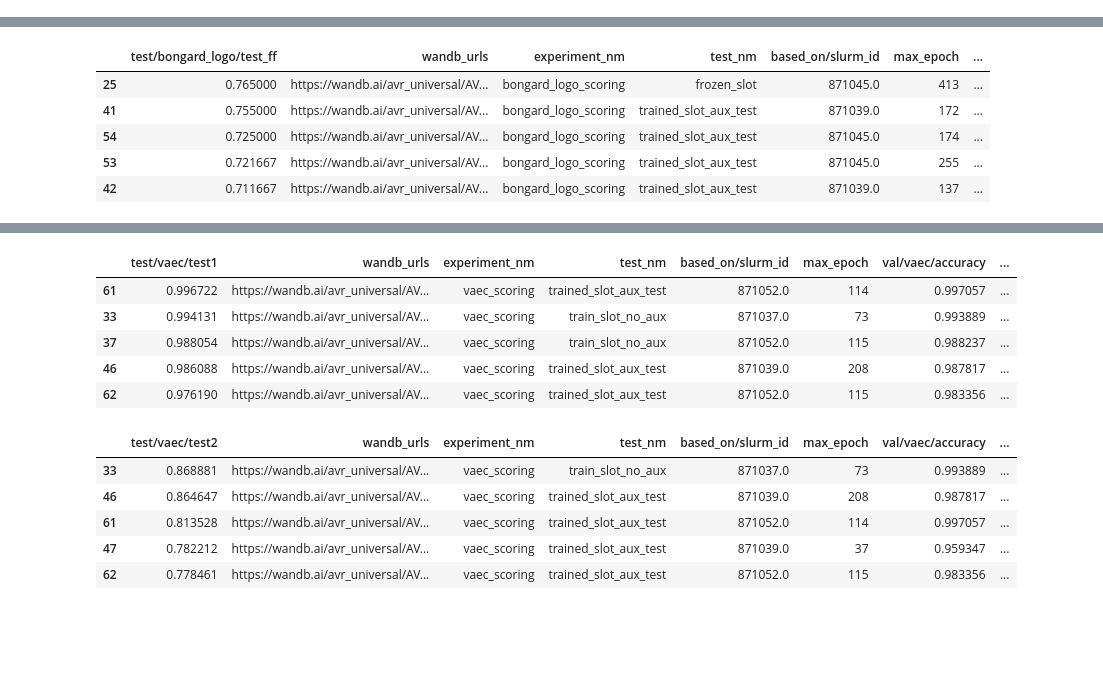
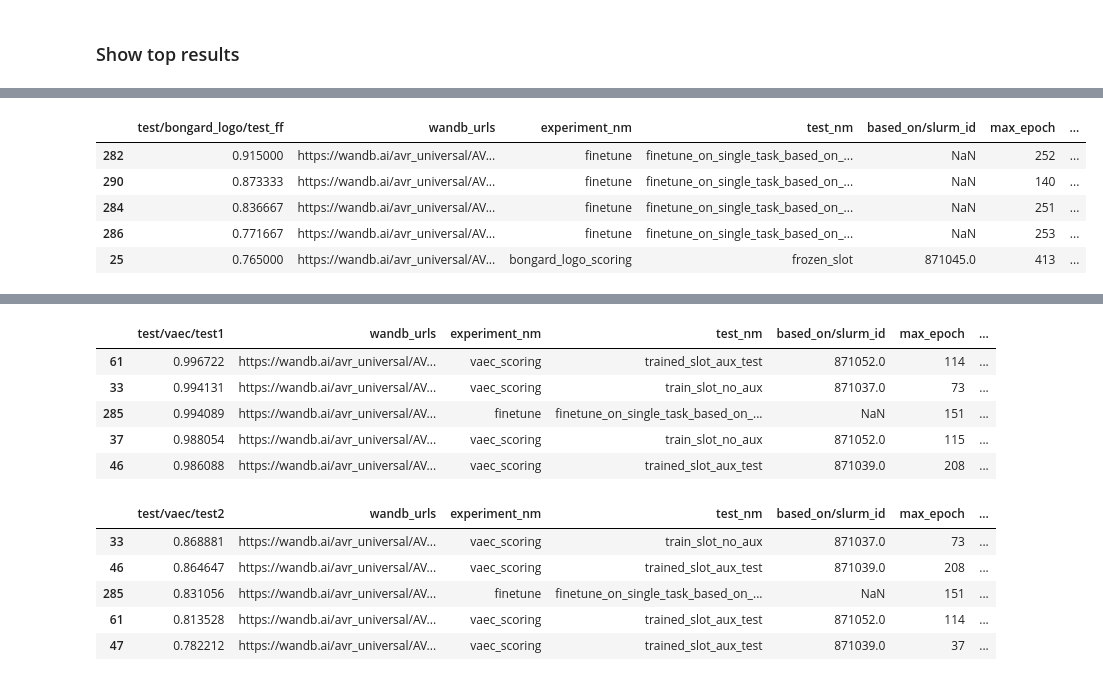
Before and after one commit to jakfol1217/Universal_AVR_Model, a Jupyter notebook: src/notebooks/collect_experiments_results.ipynb, the cells around one changed output, grey strips where cells are left out. Saved outputs shown, nothing was run; the diff lists cells and outputs as text; code cells hidden in the pictures; blank space fills up the shorter version.

Commit message:
update notebook and collected results

```diff
--- a/src/notebooks/collect_experiments_results.ipynb
+++ b/src/notebooks/collect_experiments_results.ipynb
@@ -181,0 +216,2 @@ df.head()
+# %%
+sdatasets = ["bongard_hoi", "vasr", "bongard_logo", "vaec"]
@@ -181,0 +386,6 @@ df.head()
+# %%
+_mapper_df = pd.concat(
+    (pretrain_df["id"], pretrain_df["slurm_ids"].str.split(",").explode()), axis=1
+)
+
+slurm_id_to_expr_map = _mapper_df.set_index("slurm_ids").to_dict()
@@ -181,0 +676,35 @@ df.head()
+# %%
+# ESNB - 2.1 - 2.N
+
+ix = (
+    # (~df.experiment_nm.str.contains("combined"))
+    df.experiment_nm.str.contains("esnb")
+    # & (~df.experiment_nm.str.contains("finetune"))
+    # & (
+    #     df["model/class"]
+    #     != "model.models.baseline_scoring_modules_v2.BaselineScoringModel"
+    # )
+)
+ids_connected = df.loc[ix, :].slurm_ids.str.split(",").explode().astype("Int32")
+slurm_id_to_idx_map = (
+    ids_connected.reset_index().set_index("slurm_ids").to_dict()["index"]
+)
+
+ix2 = (df.experiment_nm == "finetune") & (
+    df["finetuned_from_slurm_id"].isin(ids_connected)
+)
+df_esnb = df[(ix) | (ix2)]
+df_esnb.loc[:, "id"] = [f"2.{_x}" for _x in range(1, len(df_esnb) + 1)]
+# based on mapping
+df_esnb.loc[:, "based_on"] = (
+    df_esnb["based_on/slurm_id"]
+    .astype("Int32")
+    .astype(str)
+    .apply(lambda x: slurm_id_to_expr_map["id"].get(x, None))
+)
+finetune_ix = ~pd.isna(df_esnb.finetuned_from_slurm_id)
+df_esnb.loc[finetune_ix, "finetune_from"] = (
+    df_esnb.loc[finetune_ix, :]
+    .finetuned_from_slurm_id.astype("Int32")
+    .apply(lambda x: df_esnb.loc[slurm_id_to_idx_map.get(x, None), "id"])
+)
@@ -182,3 +1064,5 @@ df.head()
+# %% [markdown]
+### Show top results
 # %%
 for dataset, test_type in test_types:
     _dataset_cols = [col for col in df.columns if dataset in col and "test" not in col]
@@ -188,6 +1072,7 @@ for dataset, test_type in test_types:
         "test_nm",
         "based_on/slurm_id",
         "max_epoch",
+        "finetuned_from_slurm_id",
         *_dataset_cols,
     ]
     display(
@@ -205,7 +1090,7 @@ for dataset, test_type in test_types:
 |  | test/bongard_logo/test_ff | wandb_urls | experiment_nm | test_nm | based_on/slurm_id | max_epoch | ... |
+| 282 | 0.915000 | https://wandb.ai/avr_universal/AV... | finetune | finetune_on_single_task_based_on_... | NaN | 252 | ... |
+| 290 | 0.873333 | https://wandb.ai/avr_universal/AV... | finetune | finetune_on_single_task_based_on_... | NaN | 140 | ... |
+| 284 | 0.836667 | https://wandb.ai/avr_universal/AV... | finetune | finetune_on_single_task_based_on_... | NaN | 251 | ... |
+| 286 | 0.771667 | https://wandb.ai/avr_universal/AV... | finetune | finetune_on_single_task_based_on_... | NaN | 253 | ... |
 | 25 | 0.765000 | https://wandb.ai/avr_universal/AV... | bongard_logo_scoring | frozen_slot | 871045.0 | 413 | ... |
-| 41 | 0.755000 | https://wandb.ai/avr_universal/AV... | bongard_logo_scoring | trained_slot_aux_test | 871039.0 | 172 | ... |
-| 54 | 0.725000 | https://wandb.ai/avr_universal/AV... | bongard_logo_scoring | trained_slot_aux_test | 871045.0 | 174 | ... |
-| 53 | 0.721667 | https://wandb.ai/avr_universal/AV... | bongard_logo_scoring | trained_slot_aux_test | 871045.0 | 255 | ... |
-| 42 | 0.711667 | https://wandb.ai/avr_universal/AV... | bongard_logo_scoring | trained_slot_aux_test | 871039.0 | 137 | ... |
 |  | test/bongard_logo/test_hd_comb | wandb_urls | experiment_nm | test_nm | based_on/slurm_id | max_epoch | ... |
@@ -223,12 +1108,12 @@ for dataset, test_type in test_types:
-|  | test/vaec/test1 | wandb_urls | experiment_nm | test_nm | based_on/slurm_id | max_epoch | val/vaec/accuracy | ... |
-| 61 | 0.996722 | https://wandb.ai/avr_universal/AV... | vaec_scoring | trained_slot_aux_test | 871052.0 | 114 | 0.997057 | ... |
-| 33 | 0.994131 | https://wandb.ai/avr_universal/AV... | vaec_scoring | train_slot_no_aux | 871037.0 | 73 | 0.993889 | ... |
-| 37 | 0.988054 | https://wandb.ai/avr_universal/AV... | vaec_scoring | train_slot_no_aux | 871052.0 | 115 | 0.988237 | ... |
-| 46 | 0.986088 | https://wandb.ai/avr_universal/AV... | vaec_scoring | trained_slot_aux_test | 871039.0 | 208 | 0.987817 | ... |
-| 62 | 0.976190 | https://wandb.ai/avr_universal/AV... | vaec_scoring | trained_slot_aux_test | 871052.0 | 115 | 0.983356 | ... |
+|  | test/vaec/test1 | wandb_urls | experiment_nm | test_nm | based_on/slurm_id | max_epoch | ... |
+| 61 | 0.996722 | https://wandb.ai/avr_universal/AV... | vaec_scoring | trained_slot_aux_test | 871052.0 | 114 | ... |
+| 33 | 0.994131 | https://wandb.ai/avr_universal/AV... | vaec_scoring | train_slot_no_aux | 871037.0 | 73 | ... |
+| 285 | 0.994089 | https://wandb.ai/avr_universal/AV... | finetune | finetune_on_single_task_based_on_... | NaN | 151 | ... |
+| 37 | 0.988054 | https://wandb.ai/avr_universal/AV... | vaec_scoring | train_slot_no_aux | 871052.0 | 115 | ... |
+| 46 | 0.986088 | https://wandb.ai/avr_universal/AV... | vaec_scoring | trained_slot_aux_test | 871039.0 | 208 | ... |
-|  | test/vaec/test2 | wandb_urls | experiment_nm | test_nm | based_on/slurm_id | max_epoch | val/vaec/accuracy | ... |
-| 33 | 0.868881 | https://wandb.ai/avr_universal/AV... | vaec_scoring | train_slot_no_aux | 871037.0 | 73 | 0.993889 | ... |
-| 46 | 0.864647 | https://wandb.ai/avr_universal/AV... | vaec_scoring | trained_slot_aux_test | 871039.0 | 208 | 0.987817 | ... |
-| 61 | 0.813528 | https://wandb.ai/avr_universal/AV... | vaec_scoring | trained_slot_aux_test | 871052.0 | 114 | 0.997057 | ... |
-| 47 | 0.782212 | https://wandb.ai/avr_universal/AV... | vaec_scoring | trained_slot_aux_test | 871039.0 | 37 | 0.959347 | ... |
-| 62 | 0.778461 | https://wandb.ai/avr_universal/AV... | vaec_scoring | trained_slot_aux_test | 871052.0 | 115 | 0.983356 | ... |
+|  | test/vaec/test2 | wandb_urls | experiment_nm | test_nm | based_on/slurm_id | max_epoch | ... |
+| 33 | 0.868881 | https://wandb.ai/avr_universal/AV... | vaec_scoring | train_slot_no_aux | 871037.0 | 73 | ... |
+| 46 | 0.864647 | https://wandb.ai/avr_universal/AV... | vaec_scoring | trained_slot_aux_test | 871039.0 | 208 | ... |
+| 285 | 0.831056 | https://wandb.ai/avr_universal/AV... | finetune | finetune_on_single_task_based_on_... | NaN | 151 | ... |
+| 61 | 0.813528 | https://wandb.ai/avr_universal/AV... | vaec_scoring | trained_slot_aux_test | 871052.0 | 114 | ... |
+| 47 | 0.782212 | https://wandb.ai/avr_universal/AV... | vaec_scoring | trained_slot_aux_test | 871039.0 | 37 | ... |
```
Also changed, not shown: parts of 35 cells of this notebook, 1 other file.
